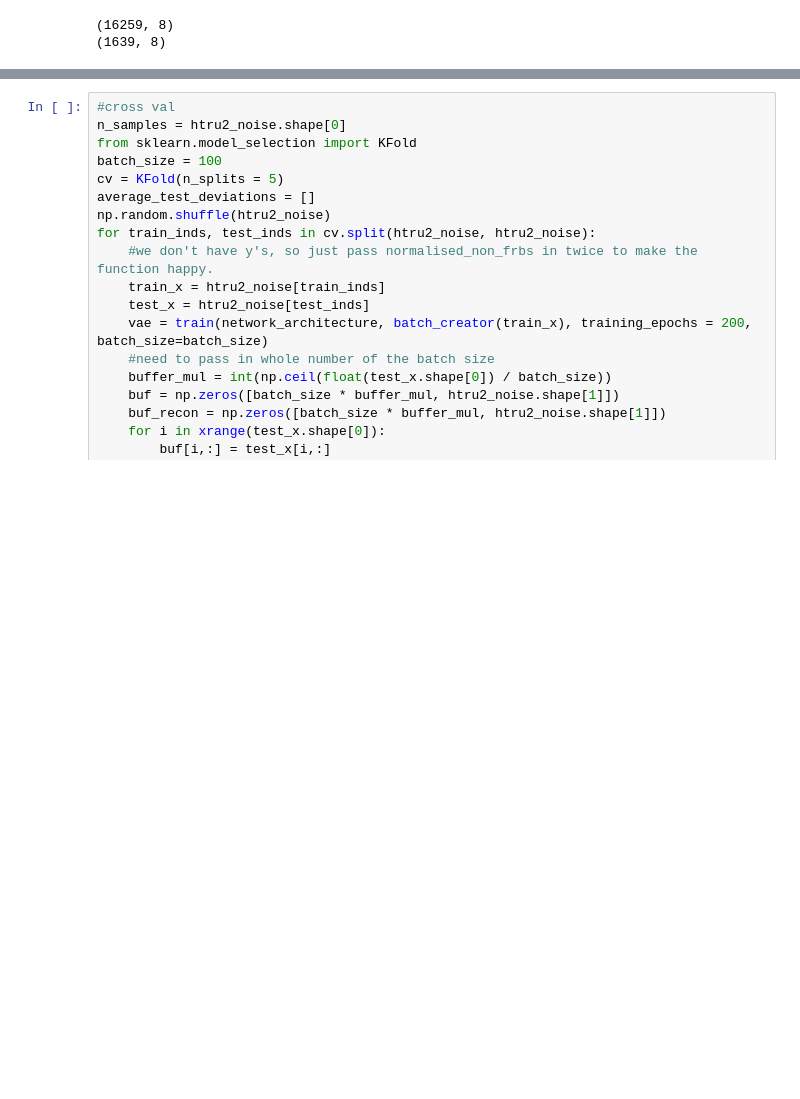
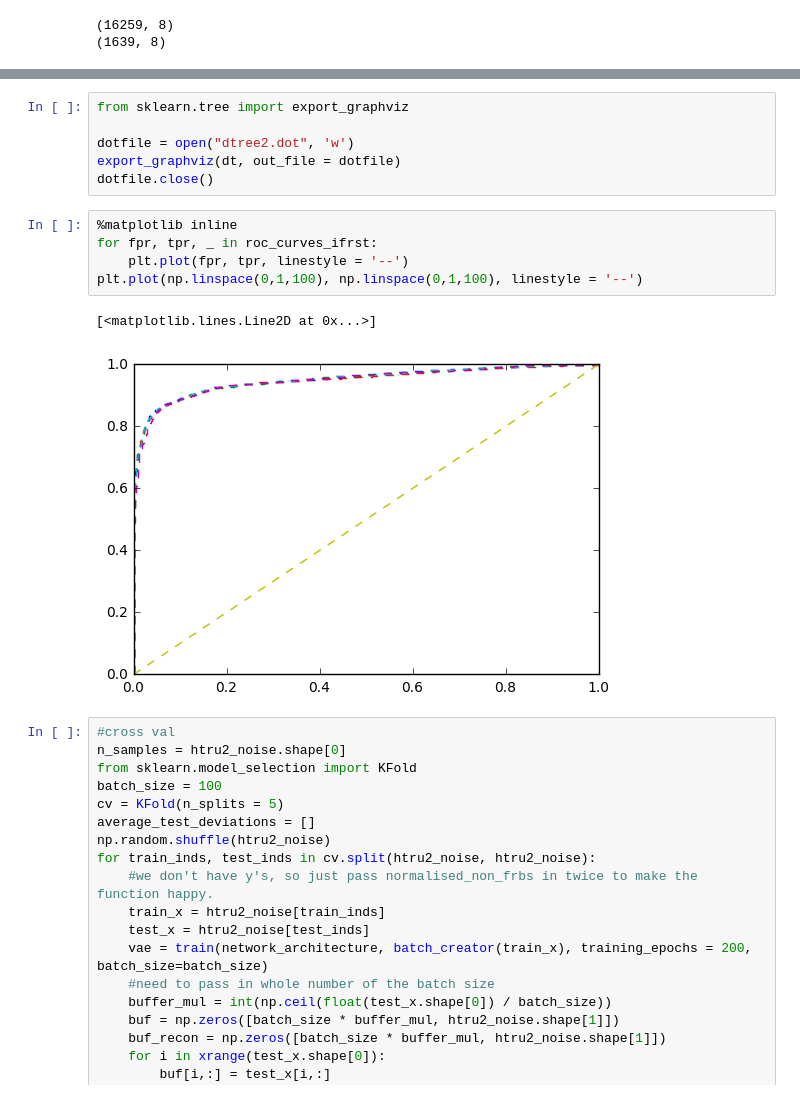
Before and after one commit to lsgos/MPhysPulsars, a Jupyter notebook: Autoencoding.ipynb, the cells around one changed output, grey strips where cells are left out. Saved outputs shown, nothing was run; the diff lists cells and outputs as text; blank space fills up the shorter version.

```diff
--- a/Autoencoding.ipynb
+++ b/Autoencoding.ipynb
@@ -284,3 +325,17 @@ for i in xrange(htru2_noise.shape[1]):
+# %%
+from sklearn.tree import export_graphviz
+
+dotfile = open("dtree2.dot", 'w')
+export_graphviz(dt, out_file = dotfile)
+dotfile.close()
+# %%
+%matplotlib inline
+for fpr, tpr, _ in roc_curves_ifrst:
+    plt.plot(fpr, tpr, linestyle = '--')
+plt.plot(np.linspace(0,1,100), np.linspace(0,1,100), linestyle = '--')
+# %% [output]
+[<matplotlib.lines.Line2D at 0x...>]
+[figure, added]
 # %%
 #cross val
 n_samples = htru2_noise.shape[0]
```
Also changed, not shown: parts of 3 cells of this notebook, 25 other files.
